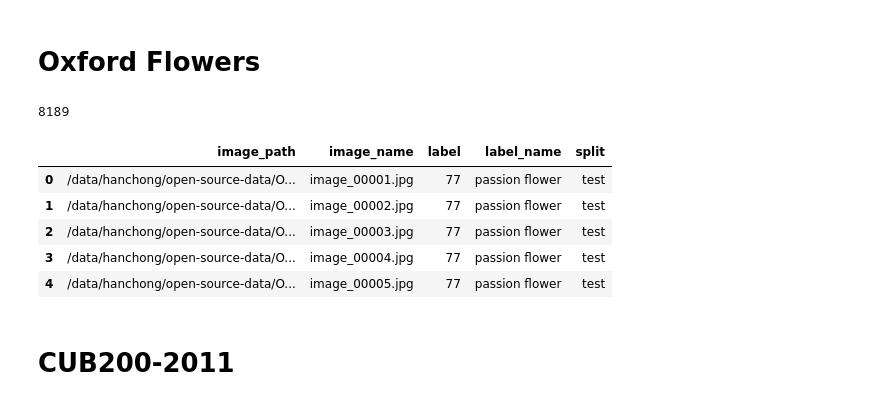
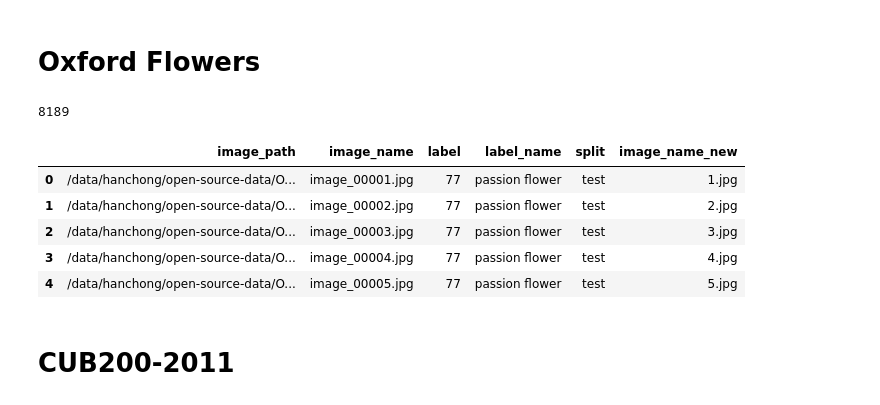
Before and after one commit to ChuaHanChong/Fine-Grained-Recognition-Using-Pretrained-Self-Supervised-Models, a Jupyter notebook: data-preparation-1.ipynb, the cells around one changed output. Cells and saved outputs as stored; diff of their text form; code cells hidden in the pictures.

```diff
--- a/data-preparation-1.ipynb
+++ b/data-preparation-1.ipynb
@@ -11,39 +11,41 @@ paths = Path("/data/hanchong/open-source-data/Oxford_Flowers/raw-data/jpg").rglo
 paths = sorted(paths)
 
 imagelabels = scipy.io.loadmat("/data/hanchong/open-source-data/Oxford_Flowers/raw-data/imagelabels.mat")
 setid = scipy.io.loadmat("/data/hanchong/open-source-data/Oxford_Flowers/raw-data/setid.mat")
 
 label_name_df = pd.read_csv("/data/hanchong/open-source-data/Oxford_Flowers/raw-data/oxford_flower_102_name.csv")
 label_name_mapping = {int(row["Index"]) + 1: row["Name"] for _, row in label_name_df.iterrows()}
 
 split_mapping = {}
 for i in setid["trnid"].flatten().tolist():
     split_mapping[i] = "train"
 for i in setid["valid"].flatten().tolist():
     split_mapping[i] = "val"
 for i in setid["tstid"].flatten().tolist():
     split_mapping[i] = "test"
 
 df = pd.DataFrame(
     {
         "image_path": paths,
         "image_name": [path.name for path in paths],
     }
 )
 df["label"] = imagelabels["labels"].flatten()
 df["label_name"] = df["label"].apply(lambda x: label_name_mapping[x])
 df["split"] = df["image_name"].apply(lambda x: split_mapping[int(x.split("_")[-1].split(".")[0])])
 
+df["image_name_new"] = (df.index + 1).astype(str) + ".jpg"
+
 print(len(df))
 df.head()
 # %% [output]
 8189
-|  | image_path | image_name | label | label_name | split |
-| 0 | /data/hanchong/open-source-data/O... | image_00001.jpg | 77 | passion flower | test |
-| 1 | /data/hanchong/open-source-data/O... | image_00002.jpg | 77 | passion flower | test |
-| 2 | /data/hanchong/open-source-data/O... | image_00003.jpg | 77 | passion flower | test |
-| 3 | /data/hanchong/open-source-data/O... | image_00004.jpg | 77 | passion flower | test |
-| 4 | /data/hanchong/open-source-data/O... | image_00005.jpg | 77 | passion flower | test |
+|  | image_path | image_name | label | label_name | split | image_name_new |
+| 0 | /data/hanchong/open-source-data/O... | image_00001.jpg | 77 | passion flower | test | 1.jpg |
+| 1 | /data/hanchong/open-source-data/O... | image_00002.jpg | 77 | passion flower | test | 2.jpg |
+| 2 | /data/hanchong/open-source-data/O... | image_00003.jpg | 77 | passion flower | test | 3.jpg |
+| 3 | /data/hanchong/open-source-data/O... | image_00004.jpg | 77 | passion flower | test | 4.jpg |
+| 4 | /data/hanchong/open-source-data/O... | image_00005.jpg | 77 | passion flower | test | 5.jpg |
 # %%
 output_folder = Path("/data/hanchong/open-source-data/Oxford_Flowers/processed-data")
 output_folder.mkdir(parents=True, exist_ok=True)
```
Also changed, not shown: parts of 17 cells of this notebook, 8 other files.
